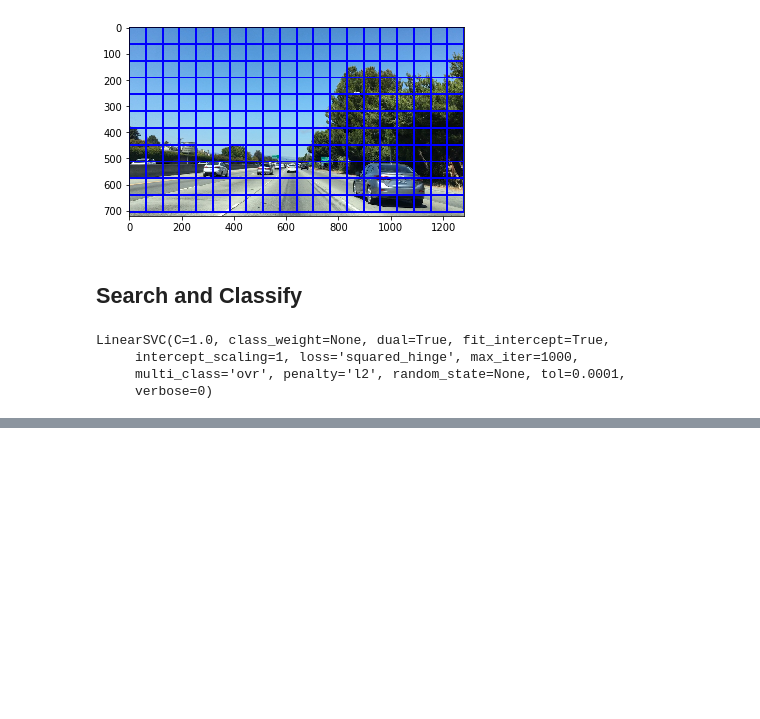
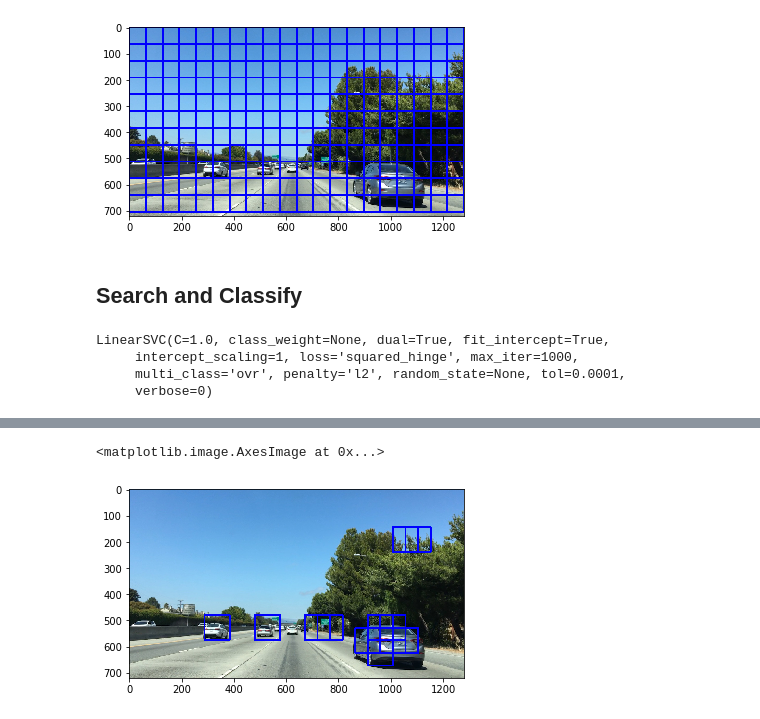
Before and after one commit to liferlisiqi/Vehicle-detection, a Jupyter notebook: Vehicle-Detection.ipynb, the cells around one changed output, grey strips where cells are left out. Saved outputs shown, nothing was run; the diff lists cells and outputs as text; code cells hidden in the pictures; blank space fills up the shorter version.

```diff
--- a/Vehicle-Detection.ipynb
+++ b/Vehicle-Detection.ipynb
@@ -138,11 +138,11 @@ print(data_info)
 # %% [output]
 {'n_notcars': 1125, 'image_dtype': dtype('uint8'), 'n_cars': 1196, 'image_shape': (64, 64, 3)}
 # %%
-color_space = 'RGB'
+color_space = 'YCrCb'
 orient = 9
 pix_per_cell = 8
 cell_per_block = 2
-hog_channel = 0
+hog_channel = 'ALL'
 spatial_size = (16,16)
 hist_bins = 16
 spatial_feat = True
@@ -313,8 +313,8 @@ def extract_features(imgs, color_space='RGB', spatial_size=(32, 32),
         # Append the new feature vector to the features list
 #         print(hog_features.shape, hog_features.dtype)
         file_features.append(hog_features)
-
-        features.append(np.concatenate(file_features))
+        file_features = np.concatenate(file_features)
+        features.append(file_features)
     # Return list of feature vectors
     return features
 
@@ -333,8 +333,8 @@ notcar_features = extract_features(notcars, color_space=color_space,
                         cell_per_block=cell_per_block,
                         hog_channel=hog_channel, spatial_feat=spatial_feat,
                         hist_feat=hist_feat, hog_feat=hog_feat)
-print(len(car_features))
-print(len(notcar_features))
+print(len(car_features[0]))
+print(len(notcar_features[0]))
 
 X = np.vstack((car_features, notcar_features)).astype(np.float64)
 # Fit a per-column scaler
@@ -422,7 +437,7 @@ def single_img_features(img, color_space='RGB', spatial_size=(32,32), hist_bins=
         img_features.append(hist_features)
 
     if hog_feat == True:
-        if hog_channel=='all':
+        if hog_channel=='ALL':
             hog_features = []
             for channel in range(feature_image.shape[2]):
                 hog_features.extend(HOG_features(feature_image[:,:,channel], orient,
@@ -474,9 +489,10 @@ LinearSVC(C=1.0, class_weight=None, dual=True, fit_intercept=True,
 img = mpimg.imread('test_images/bbox-example-image.jpg')
 draw_image = np.copy(img)
 windows = slide_window(img, x_start_stop=[None, None], y_start_stop=[None, None], xy_window=(96, 96), xy_overlap=(0.5, 0.5))
-hot_windows = search_windows(img, windows, svc, X_scaler, color_space='RGB', spatial_size=(16,16),
-                   hist_bins=16, hist_range=(0,256), orient=9, pix_per_cell=8, cell_per_block=2, hog_channel=0,
-                   spatial_feat=True, hist_feat=True, hog_feat=True)
+hot_windows = search_windows(img, windows, svc, X_scaler, color_space=color_space, spatial_size=spatial_size,
+                   hist_bins=hist_bins, hist_range=(0,256), orient=orient, pix_per_cell=pix_per_cell, cell_per_block=cell_per_block,
+                   hog_channel=hog_channel, spatial_feat=True, hist_feat=True, hog_feat=True)
 
 window_img = draw_boxes(draw_image, hot_windows, color=(0,0,255), thick=6)
+plt.imshow(window_img)
 # %% [output]
@@ -483,0 +501,2 @@ NameError: name 'slide_window' is not defined
+<matplotlib.image.AxesImage at 0x...>
+[figure, added]
```
Also changed, not shown: parts of 4 cells of this notebook.
